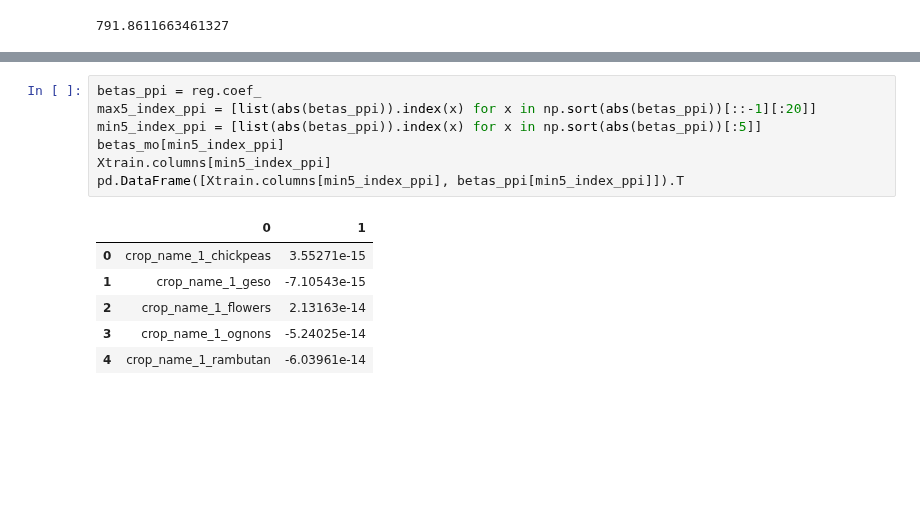
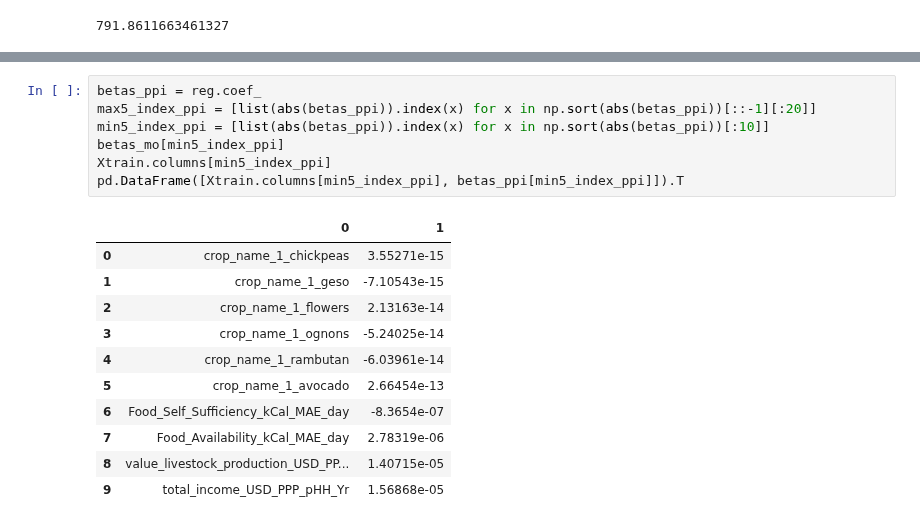
Before and after one commit to laporpe/STA_208, a Jupyter notebook: finalized_code/LinearModels.ipynb, the cells around one changed output, grey strips where cells are left out. Drawn from its saved outputs; the diff is of its cells as text; blank space fills up the shorter version.

```diff
--- a/finalized_code/LinearModels.ipynb
+++ b/finalized_code/LinearModels.ipynb
@@ -331,14 +332,19 @@ strong multicollinearity problems or that the design matrix is singular.
 # %%
 betas_ppi = reg.coef_
 max5_index_ppi = [list(abs(betas_ppi)).index(x) for x in np.sort(abs(betas_ppi))[::-1][:20]]
-min5_index_ppi = [list(abs(betas_ppi)).index(x) for x in np.sort(abs(betas_ppi))[:5]]
+min5_index_ppi = [list(abs(betas_ppi)).index(x) for x in np.sort(abs(betas_ppi))[:10]]
 betas_mo[min5_index_ppi]
 Xtrain.columns[min5_index_ppi]
 pd.DataFrame([Xtrain.columns[min5_index_ppi], betas_ppi[min5_index_ppi]]).T
 # %% [output]
 |  | 0 | 1 |
 | 0 | crop_name_1_chickpeas | 3.55271e-15 |
 | 1 | crop_name_1_geso | -7.10543e-15 |
 | 2 | crop_name_1_flowers | 2.13163e-14 |
 | 3 | crop_name_1_ognons | -5.24025e-14 |
 | 4 | crop_name_1_rambutan | -6.03961e-14 |
+| 5 | crop_name_1_avocado | 2.66454e-13 |
+| 6 | Food_Self_Sufficiency_kCal_MAE_day | -8.3654e-07 |
+| 7 | Food_Availability_kCal_MAE_day | 2.78319e-06 |
+| 8 | value_livestock_production_USD_PP... | 1.40715e-05 |
+| 9 | total_income_USD_PPP_pHH_Yr | 1.56868e-05 |
```
Also changed, not shown: parts of 5 cells of this notebook.
